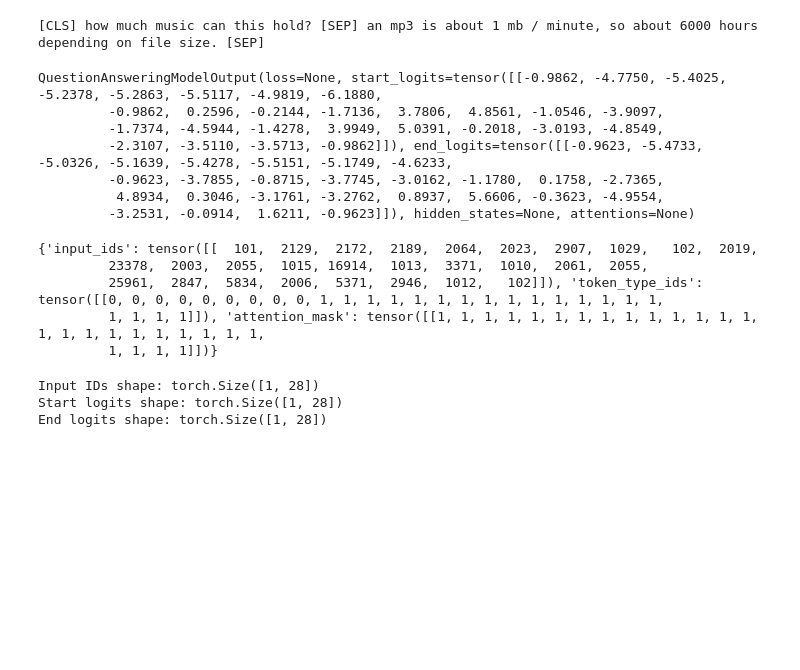
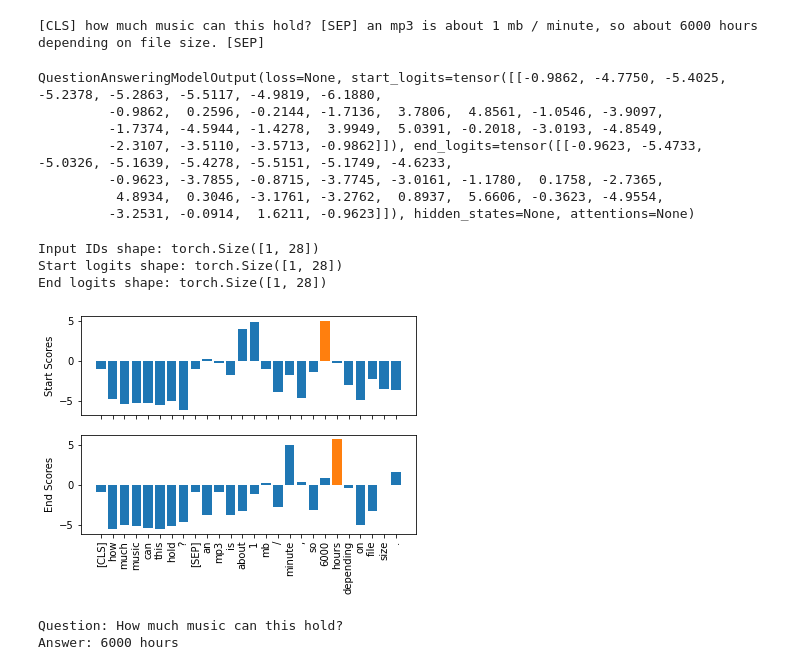
Before and after one commit to yashika-git/NLP, a Jupyter notebook: Review_Based_QA_System.ipynb, the cells around one changed output. Cells and saved outputs as stored; diff of their text form; code cells hidden in the pictures; blank space fills up the shorter version.

```diff
--- a/Review_Based_QA_System.ipynb
+++ b/Review_Based_QA_System.ipynb
@@ -116,6 +123,5 @@ tokenizer = AutoTokenizer.from_pretrained(model_ckpt)
 # %%
 # Trying to extract answer from a short passage
 question = "How much music can this hold?"
-context = """An MP3 is about 1 MB/minute, so about 6000 hours depending
-on file size."""
+context = "An MP3 is about 1 MB/minute, so about 6000 hours depending on file size."
 inputs = tokenizer(question, context, return_tensors="pt")
@@ -172,15 +186,7 @@ QuestionAnsweringModelOutput(loss=None, start_logits=tensor([[-0.9862, -4.7750,
          -0.9862,  0.2596, -0.2144, -1.7136,  3.7806,  4.8561, -1.0546, -3.9097,
          -1.7374, -4.5944, -1.4278,  3.9949,  5.0391, -0.2018, -3.0193, -4.8549,
          -2.3107, -3.5110, -3.5713, -0.9862]]), end_logits=tensor([[-0.9623, -5.4733, -5.0326, -5.1639, -5.4278, -5.5151, -5.1749, -4.6233,
-         -0.9623, -3.7855, -0.8715, -3.7745, -3.0162, -1.1780,  0.1758, -2.7365,
+         -0.9623, -3.7855, -0.8715, -3.7745, -3.0161, -1.1780,  0.1758, -2.7365,
           4.8934,  0.3046, -3.1761, -3.2762,  0.8937,  5.6606, -0.3623, -4.9554,
          -3.2531, -0.0914,  1.6211, -0.9623]]), hidden_states=None, attentions=None)
-# %%
-inputs
-# %% [output]
-{'input_ids': tensor([[  101,  2129,  2172,  2189,  2064,  2023,  2907,  1029,   102,  2019,
-         23378,  2003,  2055,  1015, 16914,  1013,  3371,  1010,  2061,  2055,
-         25961,  2847,  5834,  2006,  5371,  2946,  1012,   102]]), 'token_type_ids': tensor([[0, 0, 0, 0, 0, 0, 0, 0, 0, 1, 1, 1, 1, 1, 1, 1, 1, 1, 1, 1, 1, 1, 1, 1,
-         1, 1, 1, 1]]), 'attention_mask': tensor([[1, 1, 1, 1, 1, 1, 1, 1, 1, 1, 1, 1, 1, 1, 1, 1, 1, 1, 1, 1, 1, 1, 1, 1,
-         1, 1, 1, 1]])}
 # %%
@@ -194,3 +201,24 @@ print(f"End logits shape: {end_logits.size()}")
 Input IDs shape: torch.Size([1, 28])
 Start logits shape: torch.Size([1, 28])
 End logits shape: torch.Size([1, 28])
+# %%
+# Visualizing the logits
+
+import numpy as np
+import matplotlib.pyplot as plt
+
+s_scores = start_logits.detach().numpy().flatten()
+e_scores = end_logits.detach().numpy().flatten()
+tokens = tokenizer.convert_ids_to_tokens(inputs["input_ids"][0]) # [0] because list of tensors
+
+fig, (ax1, ax2) = plt.subplots(nrows=2, sharex=True)
+colors = ['C0' if s != np.max(s_scores) else "C1" for s in s_scores]
+ax1.bar(x=tokens, height=s_scores, color=colors)
+ax1.set_ylabel("Start Scores")
+colors = ["C0" if s != np.max(e_scores) else 'C1' for s in e_scores]
+ax2.bar(x=tokens, height=e_scores, color=colors)
+ax2.set_ylabel("End Scores")
+plt.xticks(rotation="vertical")
+plt.show()
+# %% [output]
+[figure, added]
@@ -196,0 +227,13 @@ End logits shape: torch.Size([1, 28])
+# %%
+# In order to get the answer to the question, we scompute the argmax over the start and end token logits and then extract the span from the inputs.
+
+import torch
+start_idx = torch.argmax(start_logits)
+end_idx = torch.argmax(end_logits)
+answer_span = inputs['input_ids'][0][start_idx:end_idx + 1]
+answer = tokenizer.decode(answer_span)
+print(f"Question: {question}")
+print(f"Answer: {answer}")
+# %% [output]
+Question: How much music can this hold?
+Answer: 6000 hours
```
Also changed, not shown: parts of 21 cells of this notebook.
